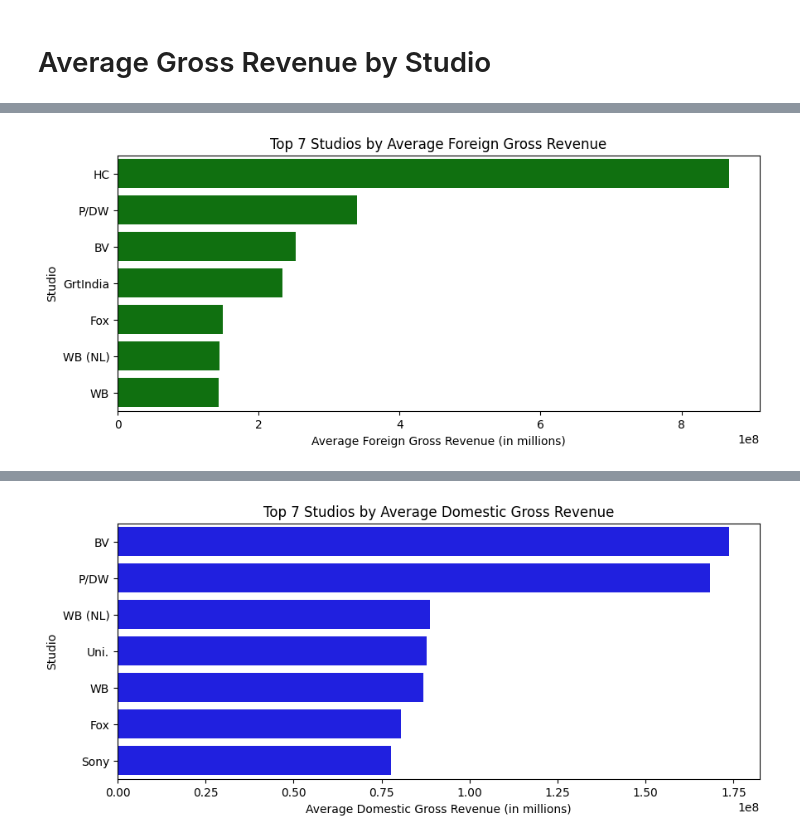
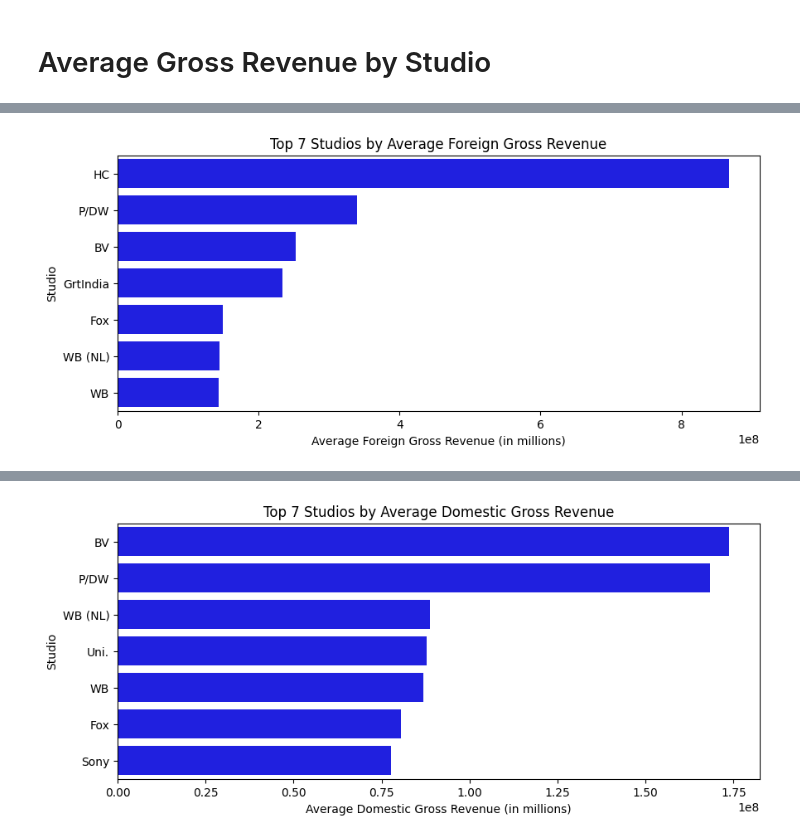
Before and after one commit to Joakim-Nandwa/DVF-PT03-Project-1, a Jupyter notebook: Joakim_Student.ipynb, the cells around one changed output, grey strips where cells are left out. Cells and saved outputs as stored; diff of their text form; code cells hidden in the pictures.

```diff
--- a/Joakim_Student.ipynb
+++ b/Joakim_Student.ipynb
@@ -463,19 +475,19 @@ plt.show()
 # %%
 # Group by studio and calculate average domestic and foreign gross revenue
 average_gross_by_studio = bom_movie_cleaned.groupby('studio')[['domestic_gross', 'foreign_gross']].mean().reset_index()
 
 # Top 7 Studios by Foreign Gross
 top_7_foreign_gross_studios = average_gross_by_studio.sort_values(by='foreign_gross', ascending=False).head(7)
 
 # Top 7 Studios by Domestic Gross
 top_7_domestic_gross_studios = average_gross_by_studio.sort_values(by='domestic_gross', ascending=False).head(7)
 
 # Plot top 7 studios by foreign gross
 plt.figure(figsize=(10, 4))
-sns.barplot(data=top_7_foreign_gross_studios, x='foreign_gross', y='studio', color='green')
+sns.barplot(data=top_7_foreign_gross_studios, x='foreign_gross', y='studio', color='blue')
 plt.title('Top 7 Studios by Average Foreign Gross Revenue')
 plt.xlabel('Average Foreign Gross Revenue (in millions)')
 plt.ylabel('Studio')
 plt.show()
 # %% [output]
-[figure, old version]
+[figure, new version]
```
Also changed, not shown: parts of 9 cells of this notebook.
